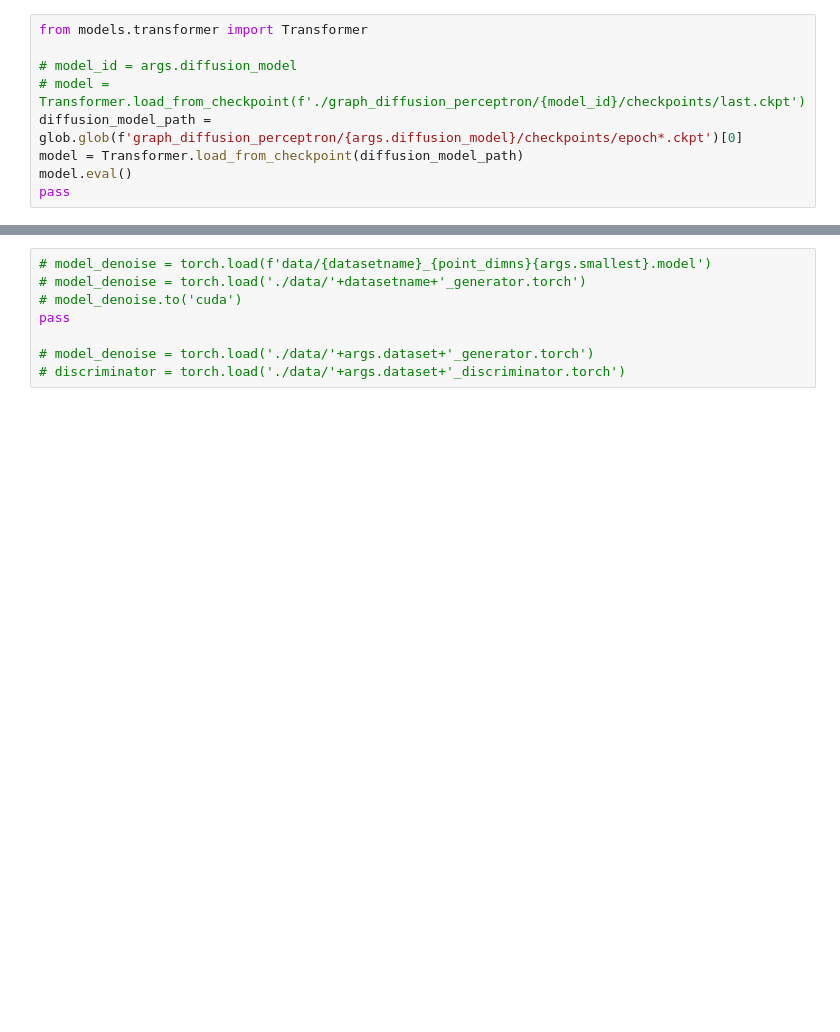
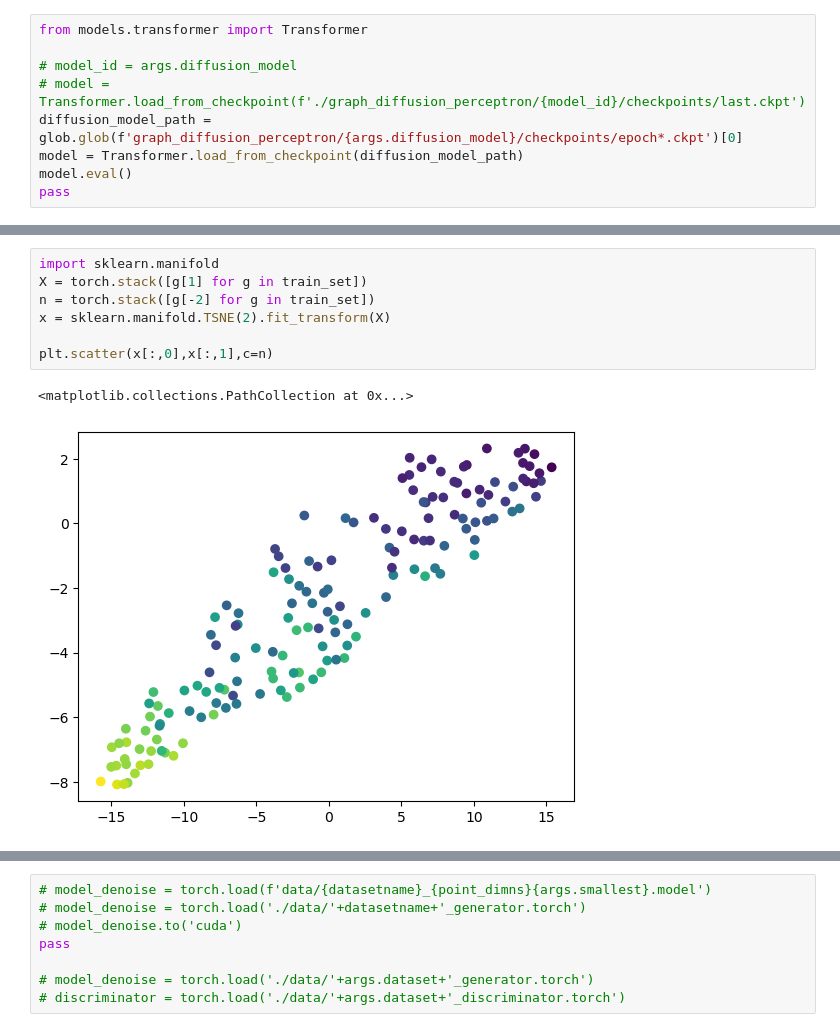
Before and after one commit to lcosmo/GRASP, a Jupyter notebook: scores.ipynb, the cells around one changed output, grey strips where cells are left out. Cells and saved outputs as stored; diff of their text form; blank space fills up the shorter version.

```diff
--- a/scores.ipynb
+++ b/scores.ipynb
@@ -62 +82,11 @@ Tot #200
+# %%
+import sklearn.manifold
+X = torch.stack([g[1] for g in train_set])
+n = torch.stack([g[-2] for g in train_set])
+x = sklearn.manifold.TSNE(2).fit_transform(X)
+
+plt.scatter(x[:,0],x[:,1],c=n)
+# %% [output]
+<matplotlib.collections.PathCollection at 0x...>
+[figure, added]
 # %%
```
Also changed, not shown: parts of 16 cells of this notebook, 1 other file.
